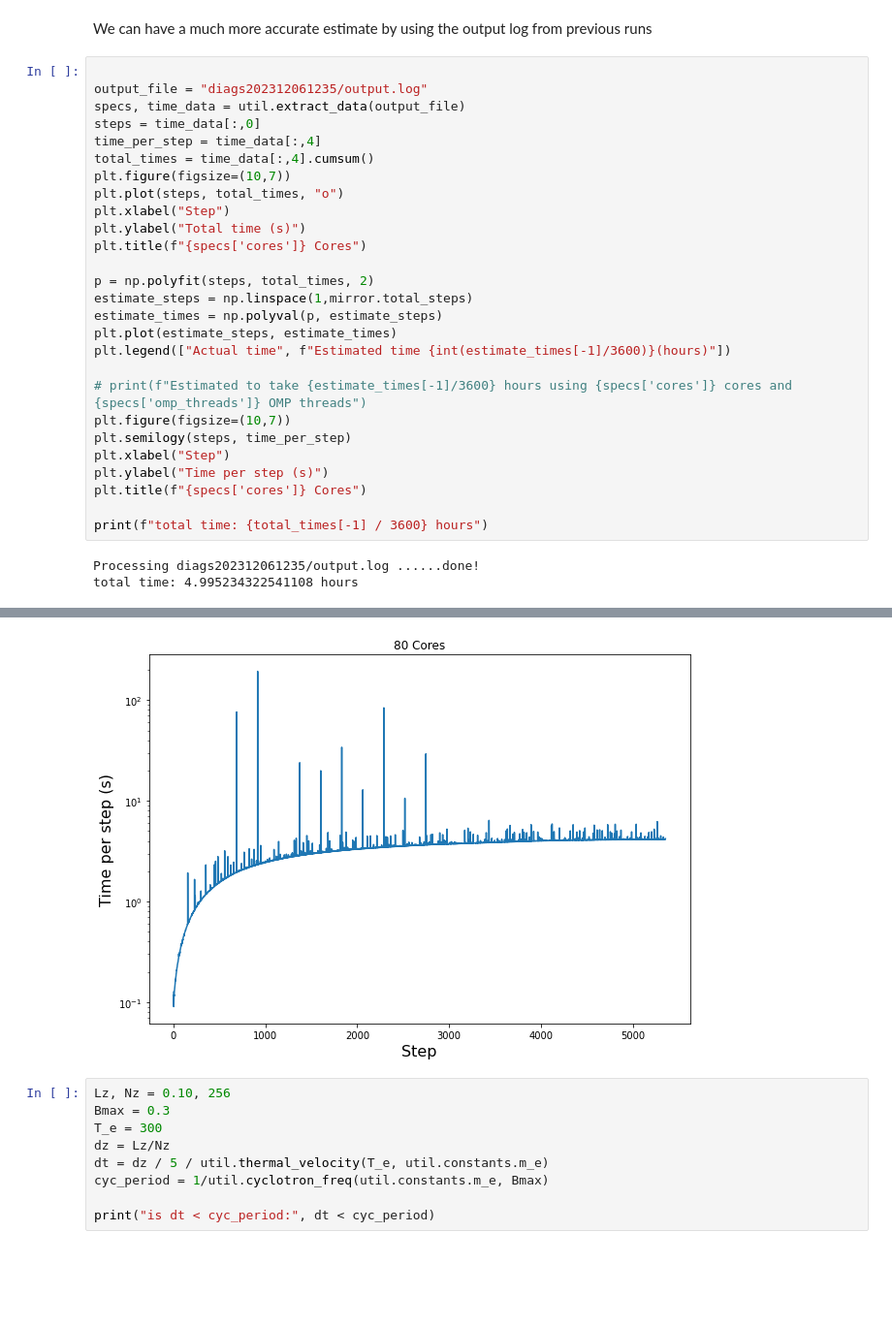
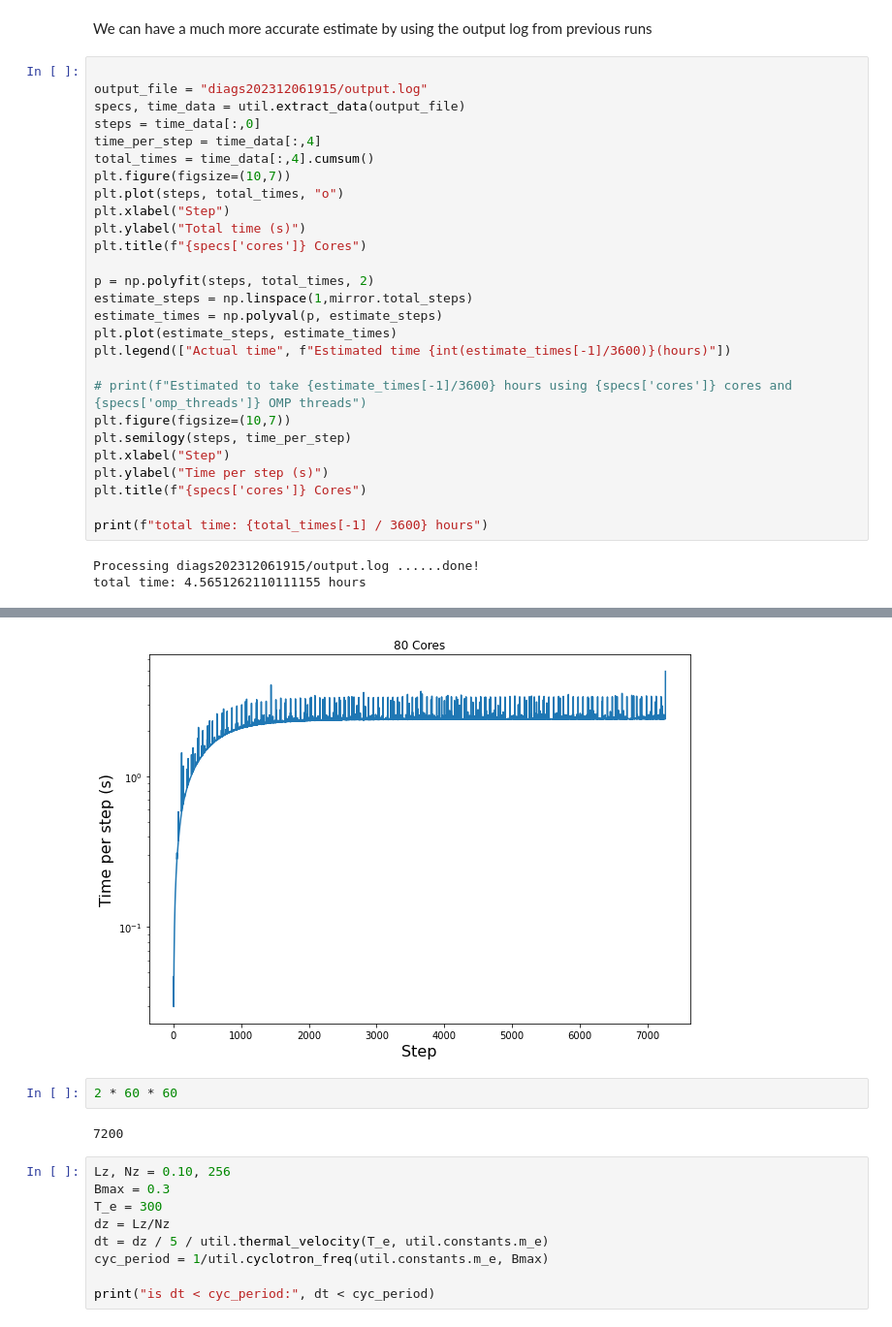
Before and after one commit to HuntFeng/magnetic-nozzle-warpx, a Jupyter notebook: parameters_tuning.ipynb, the cells around one changed output, grey strips where cells are left out. Shown: that part at 97% size. Cells and saved outputs as stored; diff of their text form; blank space fills up the shorter version.

```diff
--- a/parameters_tuning.ipynb
+++ b/parameters_tuning.ipynb
@@ -115,7 +115,7 @@ using 80 cores, total_time=0.2 hours
 We can have a much more accurate estimate by using the output log from previous runs
 # %%
 
-output_file = "diags202312061235/output.log"
+output_file = "diags202312061915/output.log"
 specs, time_data = util.extract_data(output_file)
 steps = time_data[:,0]
 time_per_step = time_data[:,4]
@@ -141,5 +141,5 @@ plt.title(f"{specs['cores']} Cores")
 
 print(f"total time: {total_times[-1] / 3600} hours")
 # %% [output]
-Processing diags202312061235/output.log ......done!
-total time: 4.995234322541108 hours
+Processing diags202312061915/output.log ......done!
+total time: 4.5651262110111155 hours
@@ -147,4 +147,8 @@ total time: 4.995234322541108 hours
-[figure, old version]
+[figure, new version]
+# %%
+2 * 60 * 60
+# %% [output]
+7200
 # %%
 Lz, Nz = 0.10, 256
 Bmax = 0.3
```
Also changed, not shown: parts of 1 cell of this notebook, 6 other files.
